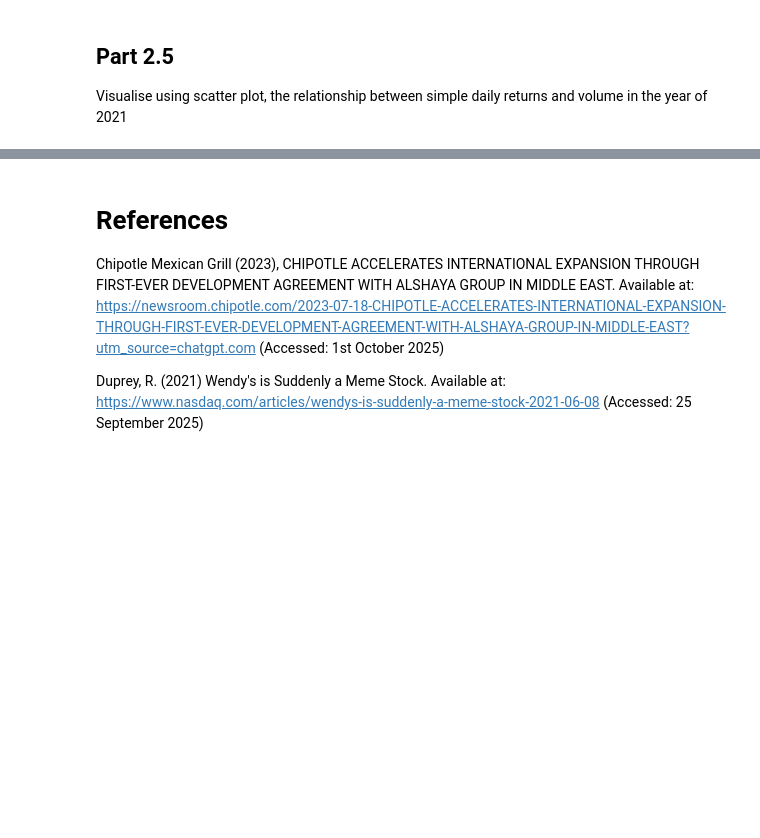
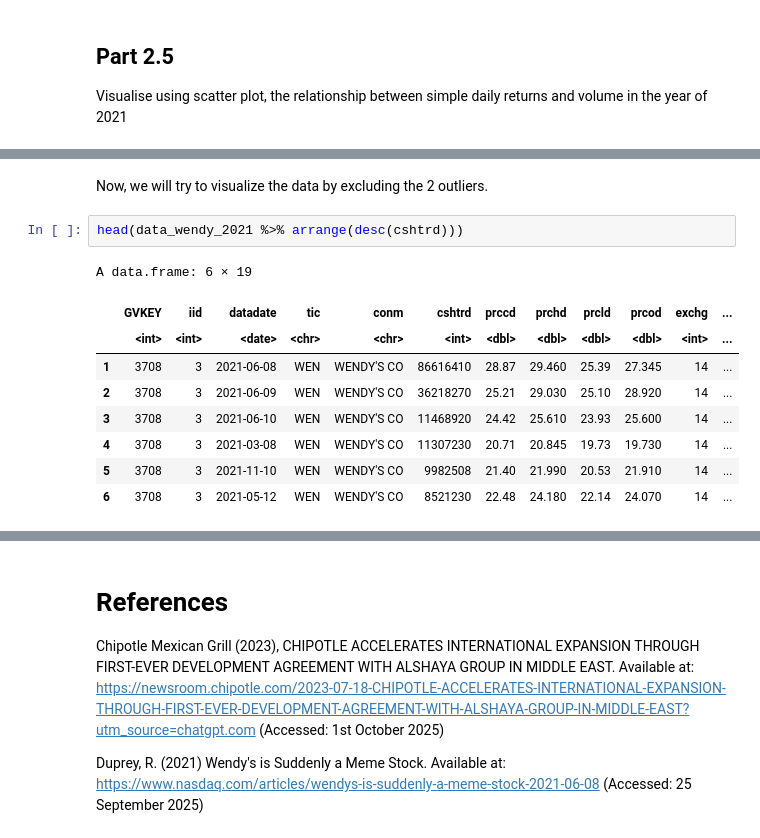
Before and after one commit to LiamHoogstad/Apps_R_HW1, a Jupyter notebook: MAIN_FILE.ipynb, the cells around one changed output, grey strips where cells are left out. Saved outputs shown, nothing was run; the diff lists cells and outputs as text; blank space fills up the shorter version.

```diff
--- a/MAIN_FILE.ipynb
+++ b/MAIN_FILE.ipynb
@@ -725,0 +722,14 @@ Warning message:
+# %% [markdown]
+Now, we will try to visualize the data by excluding the 2 outliers.
+# %%
+head(data_wendy_2021 %>% arrange(desc(cshtrd)))
+# %% [output]
+A data.frame: 6 × 19
+|  | GVKEY | iid | datadate | tic | conm | cshtrd | prccd | prchd | prcld | prcod | exchg | ... |
+|  | <int> | <int> | <date> | <chr> | <chr> | <int> | <dbl> | <dbl> | <dbl> | <dbl> | <int> | ... |
+| 1 | 3708 | 3 | 2021-06-08 | WEN | WENDY'S CO | 86616410 | 28.87 | 29.460 | 25.39 | 27.345 | 14 | ... |
+| 2 | 3708 | 3 | 2021-06-09 | WEN | WENDY'S CO | 36218270 | 25.21 | 29.030 | 25.10 | 28.920 | 14 | ... |
+| 3 | 3708 | 3 | 2021-06-10 | WEN | WENDY'S CO | 11468920 | 24.42 | 25.610 | 23.93 | 25.600 | 14 | ... |
+| 4 | 3708 | 3 | 2021-03-08 | WEN | WENDY'S CO | 11307230 | 20.71 | 20.845 | 19.73 | 19.730 | 14 | ... |
+| 5 | 3708 | 3 | 2021-11-10 | WEN | WENDY'S CO | 9982508 | 21.40 | 21.990 | 20.53 | 21.910 | 14 | ... |
+| 6 | 3708 | 3 | 2021-05-12 | WEN | WENDY'S CO | 8521230 | 22.48 | 24.180 | 22.14 | 24.070 | 14 | ... |
```
Also changed, not shown: parts of 13 cells of this notebook.
